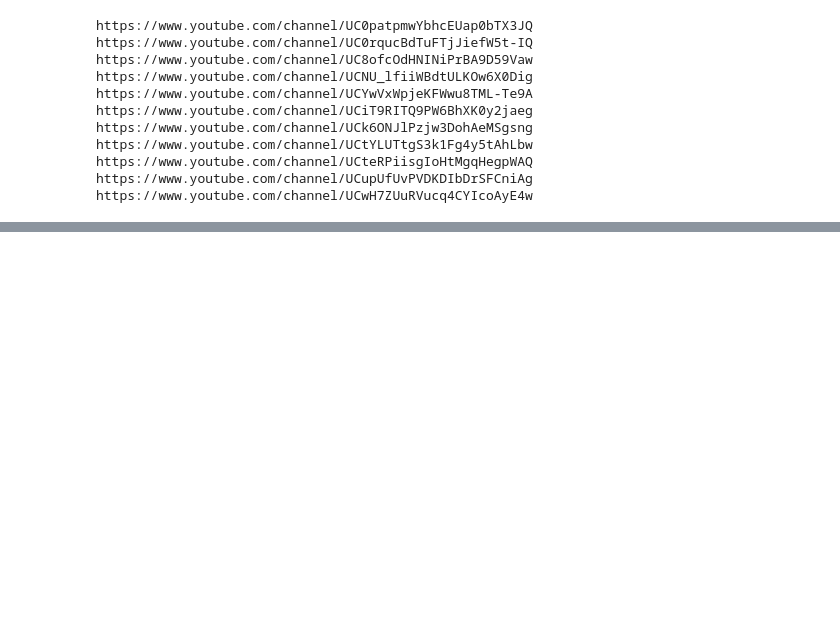
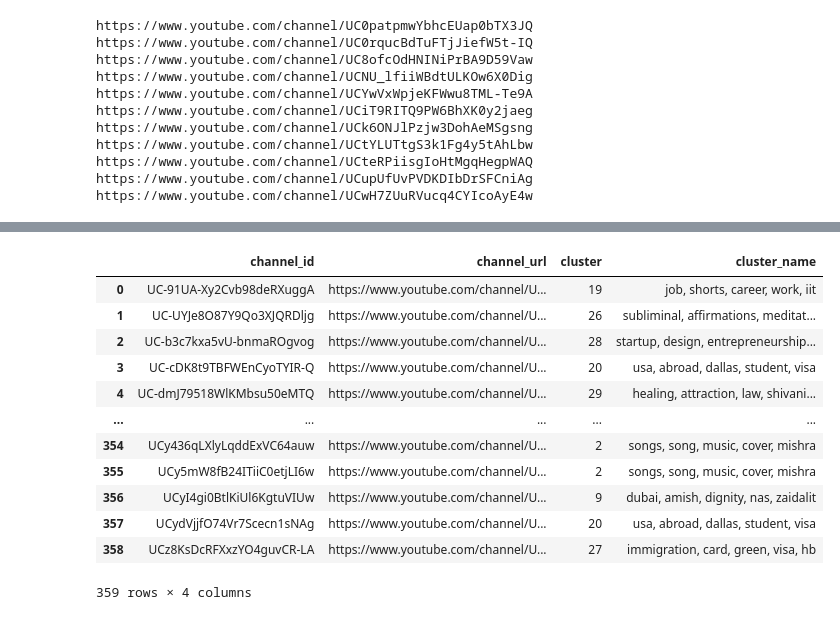
Before and after one commit to skwolvie/YouTube_Cluster, a Jupyter notebook: code_notebooks/nlp.ipynb, the cells around one changed output, grey strips where cells are left out. Saved outputs shown, nothing was run; the diff lists cells and outputs as text; code cells hidden in the pictures; blank space fills up the shorter version.

```diff
--- a/code_notebooks/nlp.ipynb
+++ b/code_notebooks/nlp.ipynb
@@ -248,3 +248,22 @@ df.head()
 | 4 | UC-dmJ79518WlKMbsu50eMTQ | Clark Kegley | , Lifestyle_(sociology), Knowledg... | helping create version law attrac... | 29 | healing, attraction, law, shivani... | https://www.youtube.com/channel/U... |
 # %%
 df[['channel_id', 'channel_url', 'cluster', 'cluster_name']].to_csv('../data/clustered_data.csv')
+# %%
+import pandas as pd
+df= pd.read_csv(r"../data/clustered_data.csv")
+df.drop(columns=['Unnamed: 0'], inplace=True)
+df
+# %% [output]
+|  | channel_id | channel_url | cluster | cluster_name |
+| 0 | UC-91UA-Xy2Cvb98deRXuggA | https://www.youtube.com/channel/U... | 19 | job, shorts, career, work, iit |
+| 1 | UC-UYJe8O87Y9Qo3XJQRDljg | https://www.youtube.com/channel/U... | 26 | subliminal, affirmations, meditat... |
+| 2 | UC-b3c7kxa5vU-bnmaROgvog | https://www.youtube.com/channel/U... | 28 | startup, design, entrepreneurship... |
+| 3 | UC-cDK8t9TBFWEnCyoTYIR-Q | https://www.youtube.com/channel/U... | 20 | usa, abroad, dallas, student, visa |
+| 4 | UC-dmJ79518WlKMbsu50eMTQ | https://www.youtube.com/channel/U... | 29 | healing, attraction, law, shivani... |
+| ... | ... | ... | ... | ... |
+| 354 | UCy436qLXlyLqddExVC64auw | https://www.youtube.com/channel/U... | 2 | songs, song, music, cover, mishra |
+| 355 | UCy5mW8fB24ITiiC0etjLI6w | https://www.youtube.com/channel/U... | 2 | songs, song, music, cover, mishra |
+| 356 | UCyI4gi0BtlKiUl6KgtuVIUw | https://www.youtube.com/channel/U... | 9 | dubai, amish, dignity, nas, zaidalit |
+| 357 | UCydVjjfO74Vr7Scecn1sNAg | https://www.youtube.com/channel/U... | 20 | usa, abroad, dallas, student, visa |
+| 358 | UCz8KsDcRFXxzYO4guvCR-LA | https://www.youtube.com/channel/U... | 27 | immigration, card, green, visa, hb |
+359 rows × 4 columns
```
Also changed, not shown: parts of 3 cells of this notebook, 8 other files.
